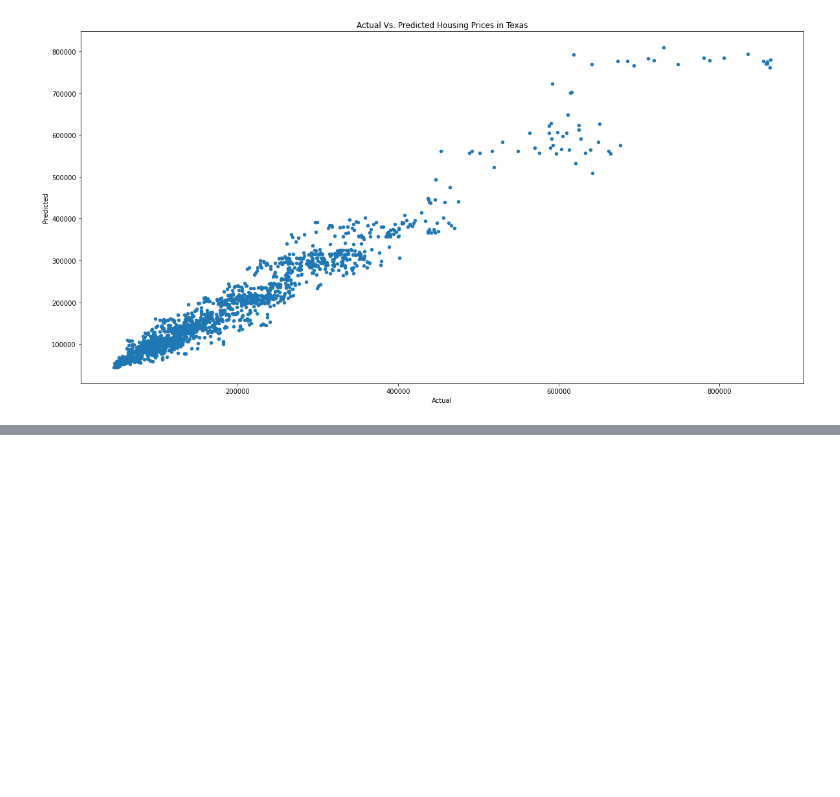
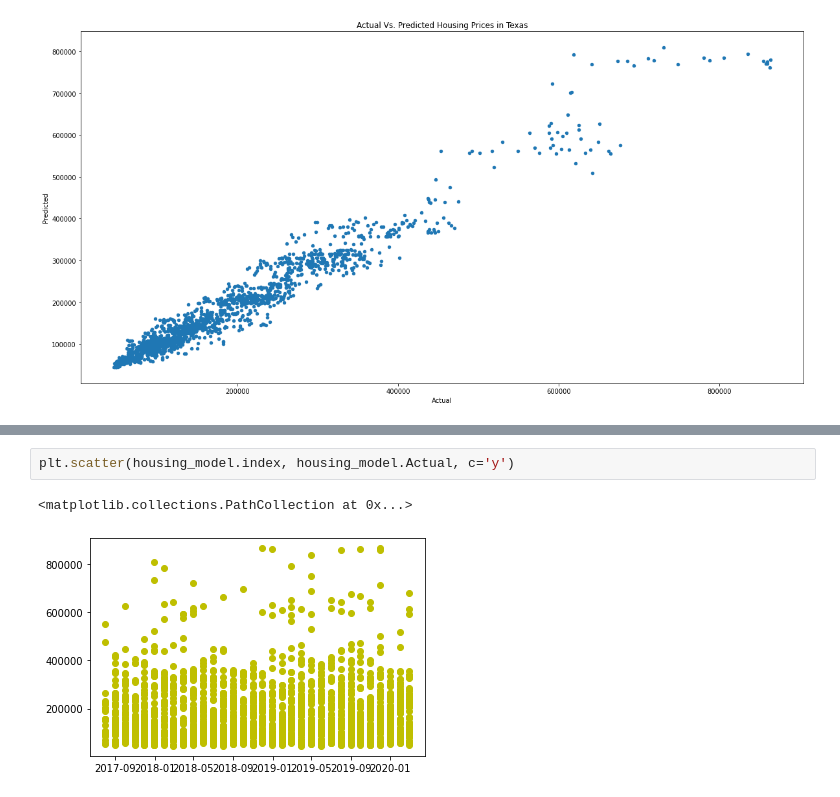
Before and after one commit to jexiamaris/project2, a Jupyter notebook: notebooks/Jexi/texas_model.ipynb, the cells around one changed output, grey strips where cells are left out. Drawn from its saved outputs; the diff is of its cells as text; blank space fills up the shorter version.

```diff
--- a/notebooks/Jexi/texas_model.ipynb
+++ b/notebooks/Jexi/texas_model.ipynb
@@ -269,0 +274,5 @@ ValueError: 'c' argument has 6172 elements, which is inconsistent with 'x' and '
+# %%
+plt.scatter(housing_model.index, housing_model.Actual, c='y')
+# %% [output]
+<matplotlib.collections.PathCollection at 0x...>
+[figure, added]
```
Also changed, not shown: parts of 6 cells of this notebook.
